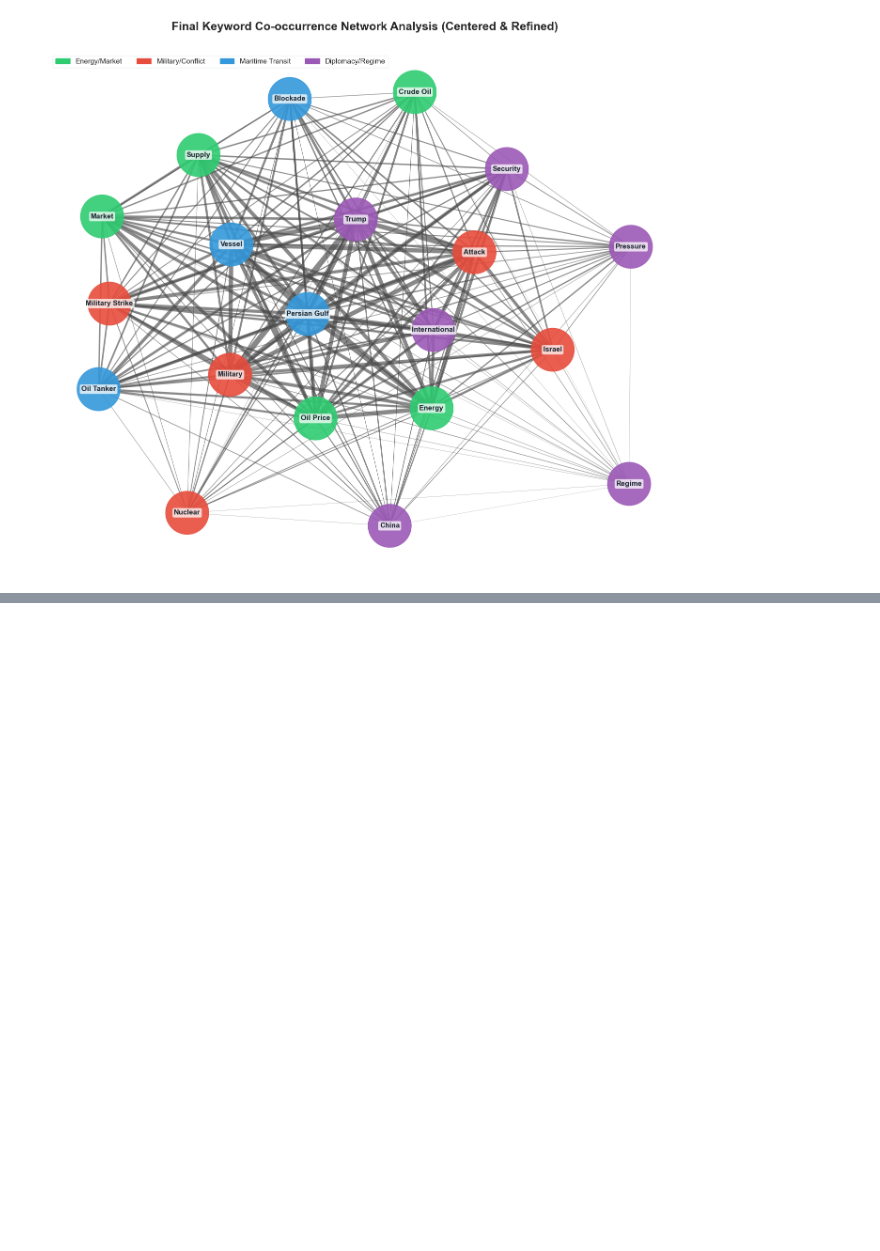
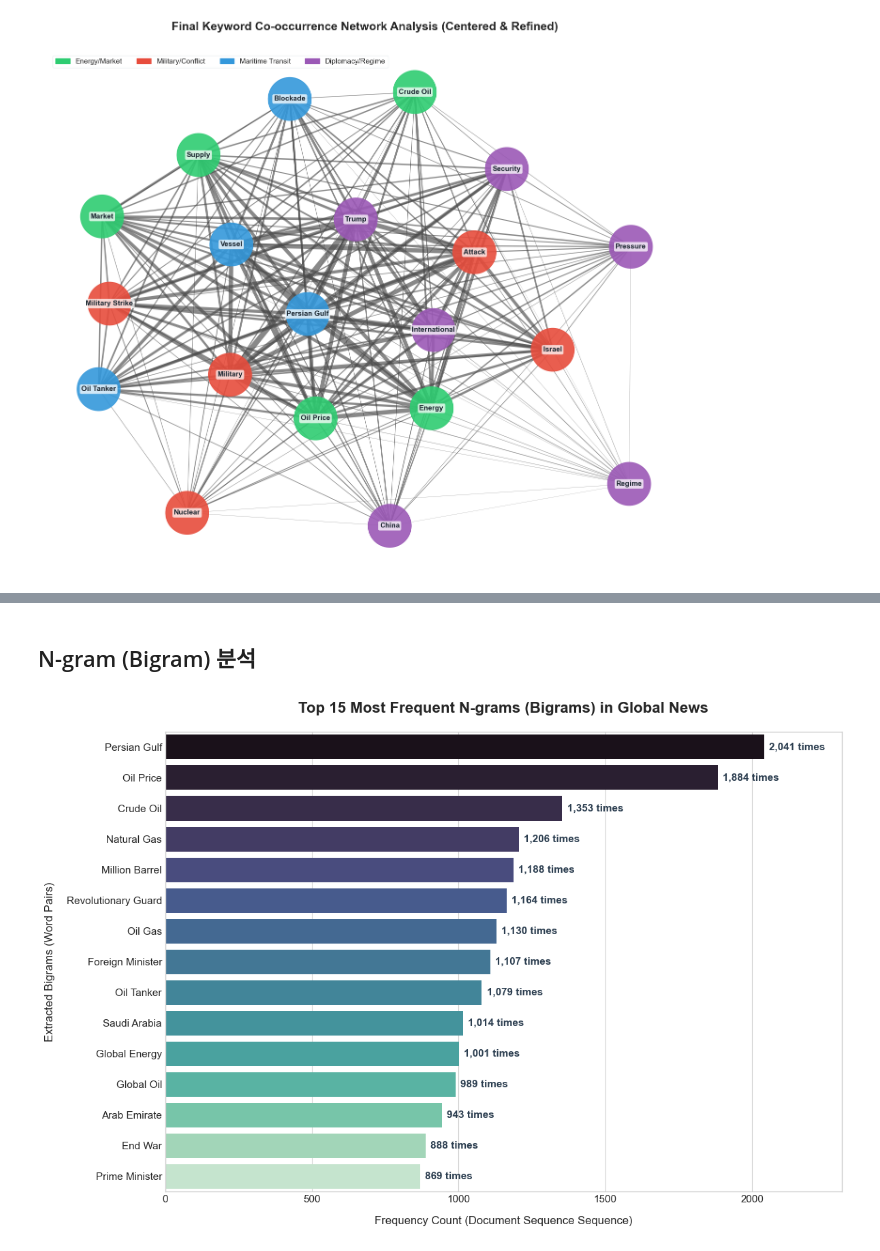
Before and after one commit to taehatae/Crawling_practice, a Jupyter notebook: 기말고사프로젝트/기말고사프로젝트_황태하.ipynb, the cells around one changed output, grey strips where cells are left out. Cells and saved outputs as stored; diff of their text form; code cells hidden in the pictures; blank space fills up the shorter version.

Commit message:
N-gram 분석 완료

```diff
--- a/기말고사프로젝트/기말고사프로젝트_황태하.ipynb
+++ b/기말고사프로젝트/기말고사프로젝트_황태하.ipynb
@@ -1910,3 +1910,65 @@ plt.show()
 
 #### 📌 총평
 본 의미망 분석은 이란 정권 및 미국의 정세 변화(원인: 보라)가 호르무즈 해협 내 유조선 봉쇄 및 군사 타격 리스크(과정: 파랑·빨강)를 촉발하고, 이것이 최종적으로 국제 유가 폭등 및 글로벌 공급망 위기(결과: 초록)로 귀결되는 [원인-과정-결과]의 인과 구조를 단 한 장의 대시보드로 완벽하게 증명하고 있음.
+# %% [markdown]
+## N-gram (Bigram) 분석
+# %%
+import pandas as pd
+import seaborn as sns
+import matplotlib.pyplot as plt
+from sklearn.feature_extraction.text import CountVectorizer
+
+# 1. 데이터 로드 및 결측치 처리
+FILE_NAME = 'global_news_cleaned_2026.csv'
+df_ngram = pd.read_csv(FILE_NAME)
+df_ngram['cleaned_content'] = df_ngram['cleaned_content'].fillna('')
+
+# 2. Bigram (2-gram) 추출
+vectorizer = CountVectorizer(ngram_range=(2, 2), stop_words='english')
+ngram_matrix = vectorizer.fit_transform(df_ngram['cleaned_content'])
+
+ngram_counts = ngram_matrix.sum(axis=0)
+ngram_features = vectorizer.get_feature_names_out()
+
+# 3. 데이터프레임 빌드 및 상위 15개 정렬
+ngram_df = pd.DataFrame([
+    {'ngram': ngram_features[i], 'count': ngram_counts[0, i]}
+    for i in range(len(ngram_features))
+])
+top_ngram = ngram_df.sort_values(by='count', ascending=False).head(15).copy()
+
+# 소문자 단어 쌍들을 학술용 대문자(Title Case)로 변환
+top_ngram['ngram_title'] = top_ngram['ngram'].str.title()
+
+# 4. 고급 시각화 세팅
+plt.style.use('seaborn-v0_8-whitegrid')
+plt.figure(figsize=(12, 8))
+
+# 가로 막대 그래프 드로잉 (y축에 대문자 변환된 컬럼 적용)
+sns.barplot(
+    x='count',
+    y='ngram_title',
+    data=top_ngram,
+    palette='mako',
+    hue='ngram_title',
+    legend=False
+)
+
+for index, value in enumerate(top_ngram['count']):
+    # 숫자 뒤에 깨지는 문자 대신 깔끔하게 ' times'를 붙이거나 숫자만 노출하여 폰트 에러를 원천 차단합니다.
+    plt.text(value + (max(top_ngram['count']) * 0.008), index, f'{value:,} times',
+             va='center', ha='left', fontsize=11, fontweight='bold', color='#2c3e50')
+
+# 축 및 타이틀 레이아웃 정돈
+plt.title('Top 15 Most Frequent N-grams (Bigrams) in Global News', fontsize=16, pad=20, fontweight='bold')
+plt.xlabel('Frequency Count (Document Sequence Sequence)', fontsize=12, labelpad=12)
+plt.ylabel('Extracted Bigrams (Word Pairs)', fontsize=12, labelpad=12)
+
+# 가독성을 위한 x축 범위 미세 조정
+plt.xlim(0, max(top_ngram['count']) * 1.13)
+plt.tick_params(labelsize=11)
+
+plt.tight_layout()
+plt.show()
+# %% [output]
+[figure, added]
```
Also changed, not shown: parts of 8 cells of this notebook.
